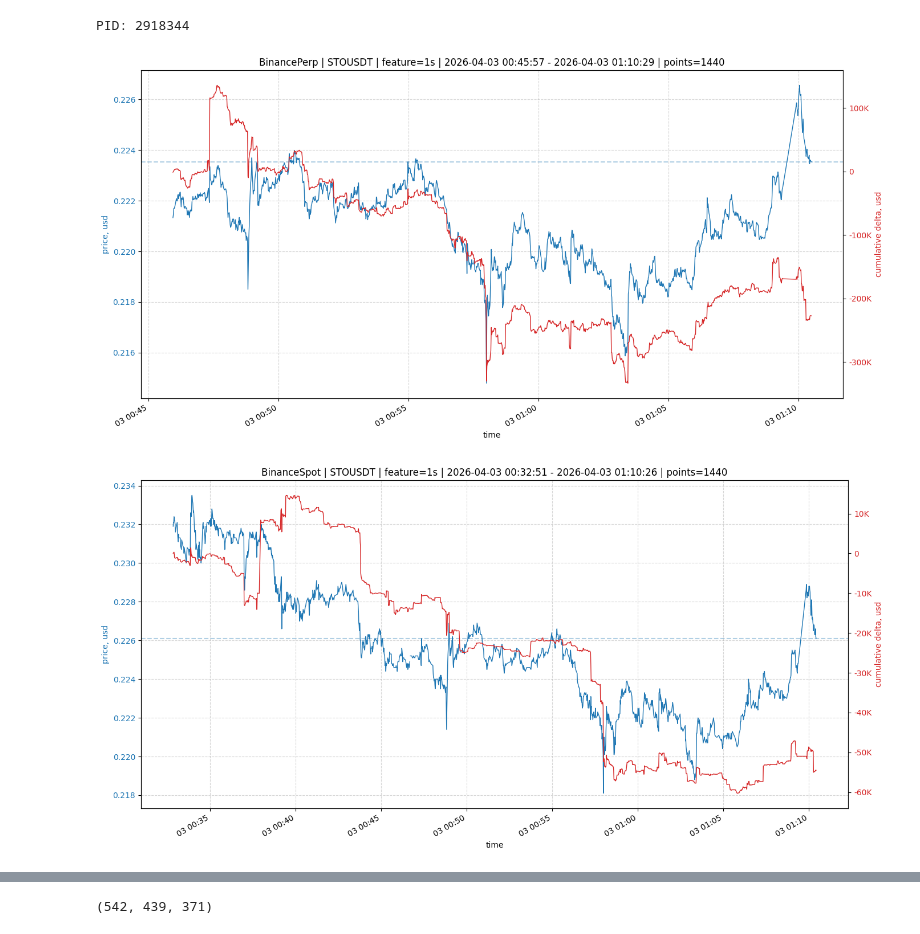
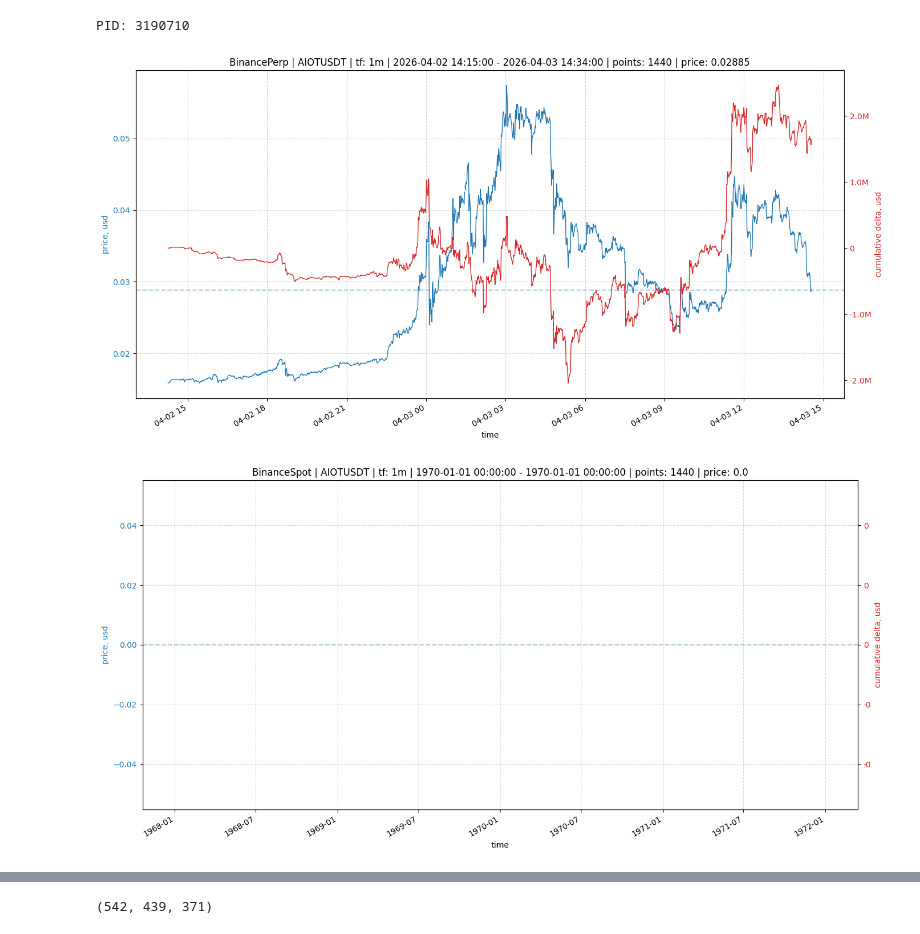
Before and after one commit to stockoperator/monitor, a Jupyter notebook: src/monitor.ipynb, the cells around one changed output, grey strips where cells are left out. Cells and saved outputs as stored; diff of their text form; code cells hidden in the pictures.

```diff
--- a/src/monitor.ipynb
+++ b/src/monitor.ipynb
@@ -1,6 +1,6 @@
 # %%
 import os
-import gc
+# import gc
 import asyncio
 from typing import Type
 
@@ -12,24 +12,24 @@ from connector.binance.binance_spot import BinanceSpot
 print(f"PID: {os.getpid()}")
 connector_type_list: list[Type[BaseConnector]] = [BinancePerp, BinanceSpot]
 m = Monitor(connector_type_list=connector_type_list)
-gc.disable()
+#gc.disable()
 task = asyncio.create_task(m.run())
 # %% [output]
-PID: 2918344
+PID: 3190710
 # %%
 task.cancel()  # отправляем CancelledError в run()
 await task
 # %%
 import importlib
 import connector.visualization as visual
 importlib.reload(visual)
 
-symbol = "STOUSDT"
-visual.plot_price_and_cumulative_delta_notional(symbol, m.connectors[BinancePerp], feature="1s")
-visual.plot_price_and_cumulative_delta_notional(symbol, m.connectors[BinanceSpot], feature="1s")
+symbol = "AIOTUSDT"
+await asyncio.to_thread(visual.plot_price_and_cumulative_delta_notional, symbol, m.connectors[BinancePerp], "1m")
+await asyncio.to_thread(visual.plot_price_and_cumulative_delta_notional, symbol, m.connectors[BinanceSpot], "1m")
 # %% [output]
-[figure, old version]
+[figure, new version]
-[figure, old version]
+[figure, new version]
 # %%
 import importlib
 import connector.utils_io as utils_io
```
Also changed, not shown: parts of 4 cells of this notebook, 3 other files.
